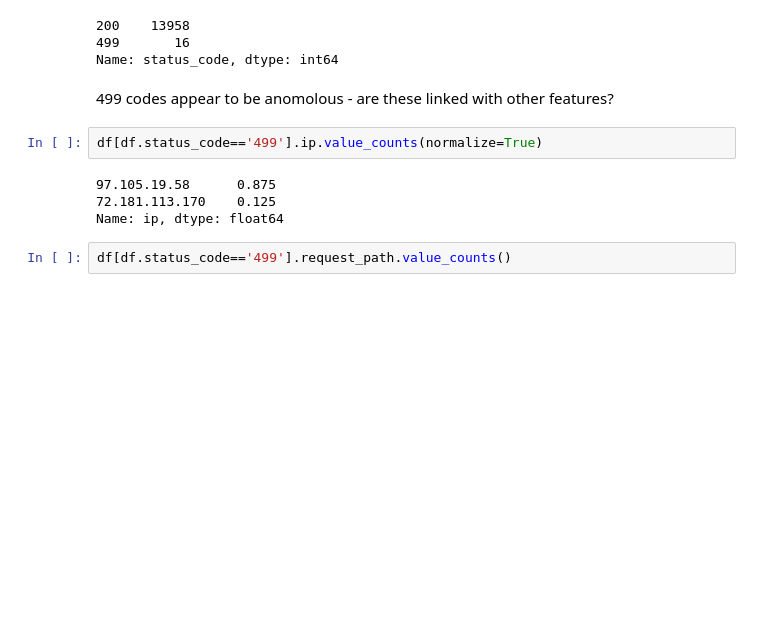
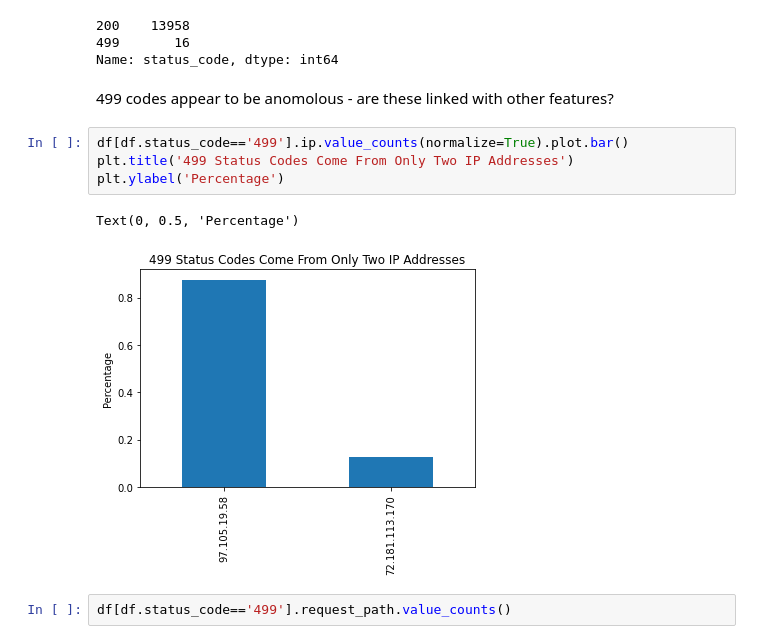
Before and after one commit to jesse-d-marder/anomaly-detection-exercises, a Jupyter notebook: discrete_anomaly_detection.ipynb, the cells around one changed output. Drawn from its saved outputs; the diff is of its cells as text; blank space fills up the shorter version.

```diff
--- a/discrete_anomaly_detection.ipynb
+++ b/discrete_anomaly_detection.ipynb
@@ -155,11 +170,12 @@ Name: status_code, dtype: int64
 # %% [markdown]
 499 codes appear to be anomolous - are these linked with other features?
 # %%
-df[df.status_code=='499'].ip.value_counts(normalize=True)
+df[df.status_code=='499'].ip.value_counts(normalize=True).plot.bar()
+plt.title('499 Status Codes Come From Only Two IP Addresses')
+plt.ylabel('Percentage')
 # %% [output]
-97.105.19.58      0.875
-72.181.113.170    0.125
-Name: ip, dtype: float64
+Text(0, 0.5, 'Percentage')
+[figure, added]
 # %%
 df[df.status_code=='499'].request_path.value_counts()
 # %% [output]
```
Also changed, not shown: parts of 11 cells of this notebook, 1 other file.
